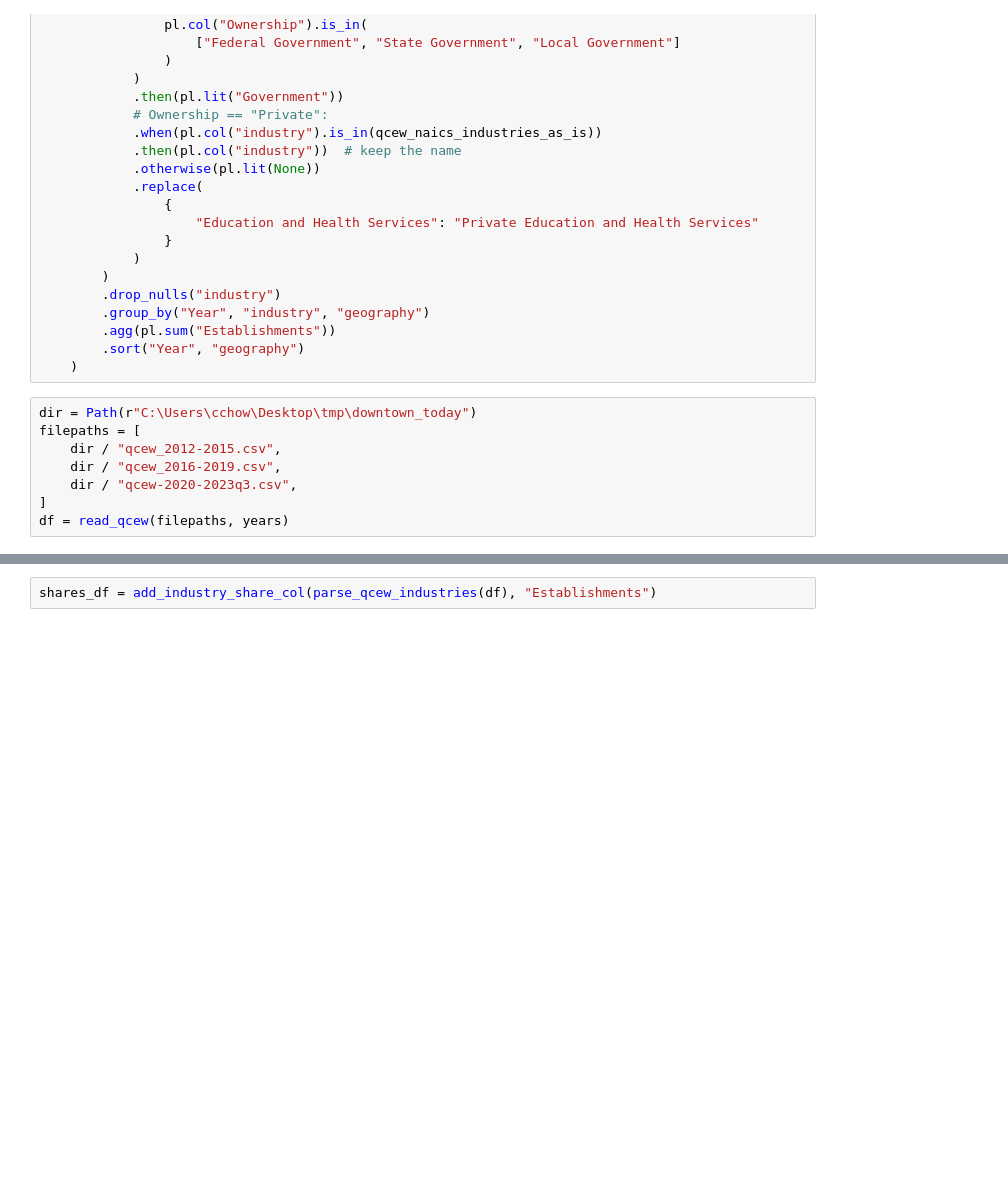
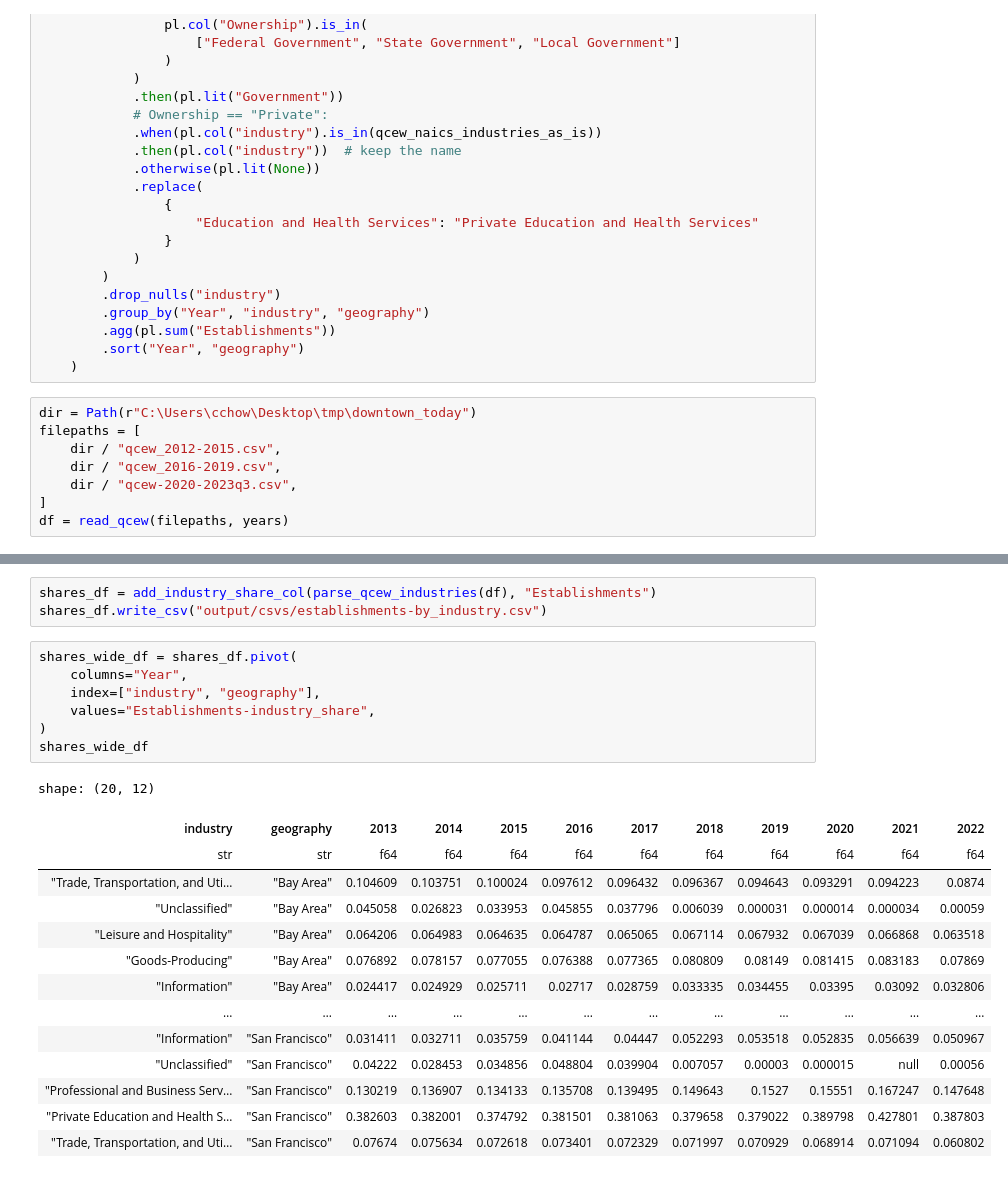
Before and after one commit to sfcta/downtown_today, a Jupyter notebook: establishments_qcew.ipynb, the cells around one changed output, grey strips where cells are left out. Saved outputs shown, nothing was run; the diff lists cells and outputs as text; blank space fills up the shorter version.

```diff
--- a/establishments_qcew.ipynb
+++ b/establishments_qcew.ipynb
@@ -181,2 +196,25 @@ annual_total_df = (
 # %%
 shares_df = add_industry_share_col(parse_qcew_industries(df), "Establishments")
+shares_df.write_csv("output/csvs/establishments-by_industry.csv")
+# %%
+shares_wide_df = shares_df.pivot(
+    columns="Year",
+    index=["industry", "geography"],
+    values="Establishments-industry_share",
+)
+shares_wide_df
+# %% [output]
+shape: (20, 12)
+| industry | geography | 2013 | 2014 | 2015 | 2016 | 2017 | 2018 | 2019 | 2020 | 2021 | 2022 |
+| str | str | f64 | f64 | f64 | f64 | f64 | f64 | f64 | f64 | f64 | f64 |
+| "Trade, Transportation, and Uti… | "Bay Area" | 0.104609 | 0.103751 | 0.100024 | 0.097612 | 0.096432 | 0.096367 | 0.094643 | 0.093291 | 0.094223 | 0.0874 |
+| "Unclassified" | "Bay Area" | 0.045058 | 0.026823 | 0.033953 | 0.045855 | 0.037796 | 0.006039 | 0.000031 | 0.000014 | 0.000034 | 0.00059 |
+| "Leisure and Hospitality" | "Bay Area" | 0.064206 | 0.064983 | 0.064635 | 0.064787 | 0.065065 | 0.067114 | 0.067932 | 0.067039 | 0.066868 | 0.063518 |
+| "Goods-Producing" | "Bay Area" | 0.076892 | 0.078157 | 0.077055 | 0.076388 | 0.077365 | 0.080809 | 0.08149 | 0.081415 | 0.083183 | 0.07869 |
+| "Information" | "Bay Area" | 0.024417 | 0.024929 | 0.025711 | 0.02717 | 0.028759 | 0.033335 | 0.034455 | 0.03395 | 0.03092 | 0.032806 |
+| … | … | … | … | … | … | … | … | … | … | … | … |
+| "Information" | "San Francisco" | 0.031411 | 0.032711 | 0.035759 | 0.041144 | 0.04447 | 0.052293 | 0.053518 | 0.052835 | 0.056639 | 0.050967 |
+| "Unclassified" | "San Francisco" | 0.04222 | 0.028453 | 0.034856 | 0.048804 | 0.039904 | 0.007057 | 0.00003 | 0.000015 | null | 0.00056 |
+| "Professional and Business Serv… | "San Francisco" | 0.130219 | 0.136907 | 0.134133 | 0.135708 | 0.139495 | 0.149643 | 0.1527 | 0.15551 | 0.167247 | 0.147648 |
+| "Private Education and Health S… | "San Francisco" | 0.382603 | 0.382001 | 0.374792 | 0.381501 | 0.381063 | 0.379658 | 0.379022 | 0.389798 | 0.427801 | 0.387803 |
+| "Trade, Transportation, and Uti… | "San Francisco" | 0.07674 | 0.075634 | 0.072618 | 0.073401 | 0.072329 | 0.071997 | 0.070929 | 0.068914 | 0.071094 | 0.060802 |
```
Also changed, not shown: parts of 5 cells of this notebook, 1 other file.
